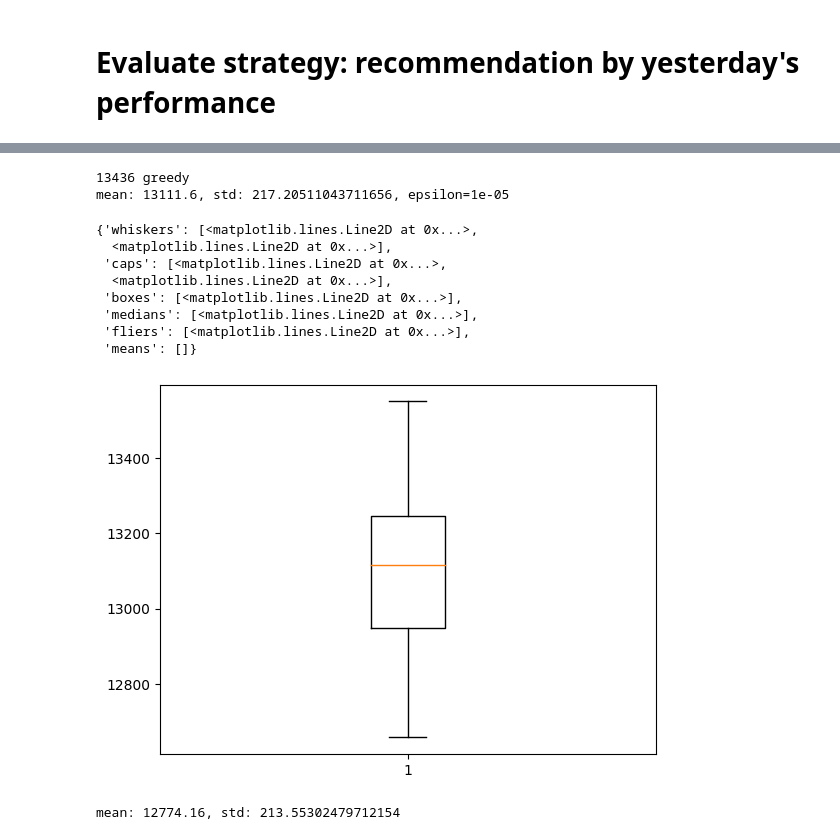
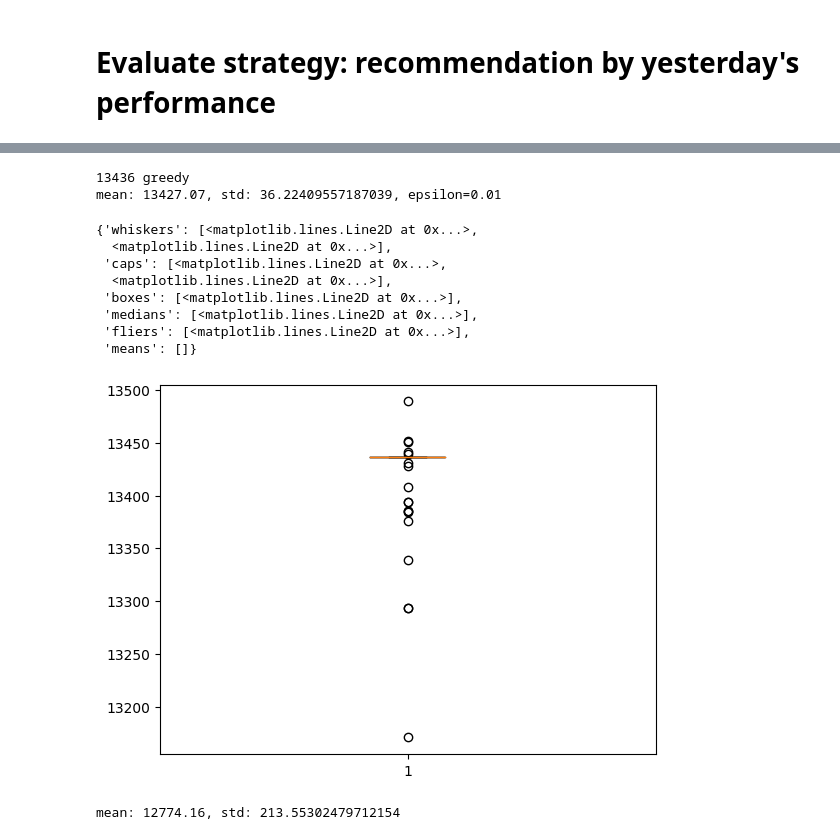
Before and after one commit to ykaitao/reinforcement-learning-for-recommendation, a Jupyter notebook: notebooks/multi-armed-bandit.ipynb, the cells around one changed output, grey strips where cells are left out. Saved outputs shown, nothing was run; the diff lists cells and outputs as text; code cells hidden in the pictures.

```diff
--- a/notebooks/multi-armed-bandit.ipynb
+++ b/notebooks/multi-armed-bandit.ipynb
@@ -217,7 +217,7 @@ def recommend_by_yesterday_performance_epsilon_greedy(
     assert 0 <= epsilon <= 1
 
     def epsilon_greedy(row: "pd.Row", epsilon: float) -> str:
-        if np.random() < epsilon:
+        if random.random() < epsilon:
             return np.random.choice(["version1", "version2"])
         else:
             return (
@@ -239,36 +239,36 @@ df_result = df[["date", "experience", "success"]].merge(
 )
 
 print(evaluate_recommendation(df_result), "greedy")
 
 success_counts = []
-epsilon = 0.00001
+epsilon = 0.01
 for _ in range(100):
     df_daily = recommend_by_yesterday_performance_epsilon_greedy(
         df_daily, epsilon=epsilon
     )
 
     df_result = df[["date", "experience", "success"]].merge(
         df_daily[["recommendation"]], on="date", how="inner"
     )
 
     success_counts.append(evaluate_recommendation(df_result))
 
 print(
     f"mean: {np.mean(success_counts)}, std: {np.std(success_counts)}, epsilon={epsilon}"
 )
 plt.boxplot(x=success_counts)
 # %% [output]
 13436 greedy
-mean: 13111.6, std: 217.20511043711656, epsilon=1e-05
+mean: 13427.07, std: 36.22409557187039, epsilon=0.01
 {'whiskers': [<matplotlib.lines.Line2D at 0x...>,
   <matplotlib.lines.Line2D at 0x...>],
  'caps': [<matplotlib.lines.Line2D at 0x...>,
   <matplotlib.lines.Line2D at 0x...>],
  'boxes': [<matplotlib.lines.Line2D at 0x...>],
  'medians': [<matplotlib.lines.Line2D at 0x...>],
  'fliers': [<matplotlib.lines.Line2D at 0x...>],
  'means': []}
-[figure, old version]
+[figure, new version]
 # %%
 # recommendation by yesterday's performance, using probability to balance
 # exploration / exploitation
```
Also changed, not shown: 1 other file.
